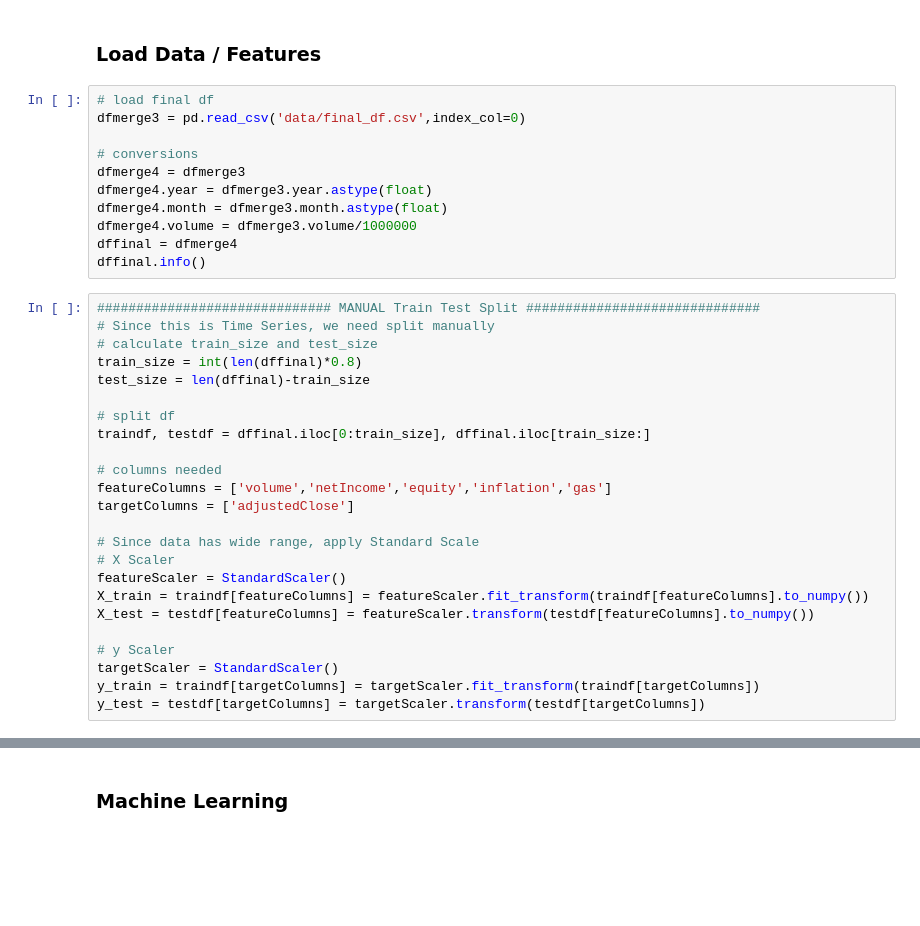
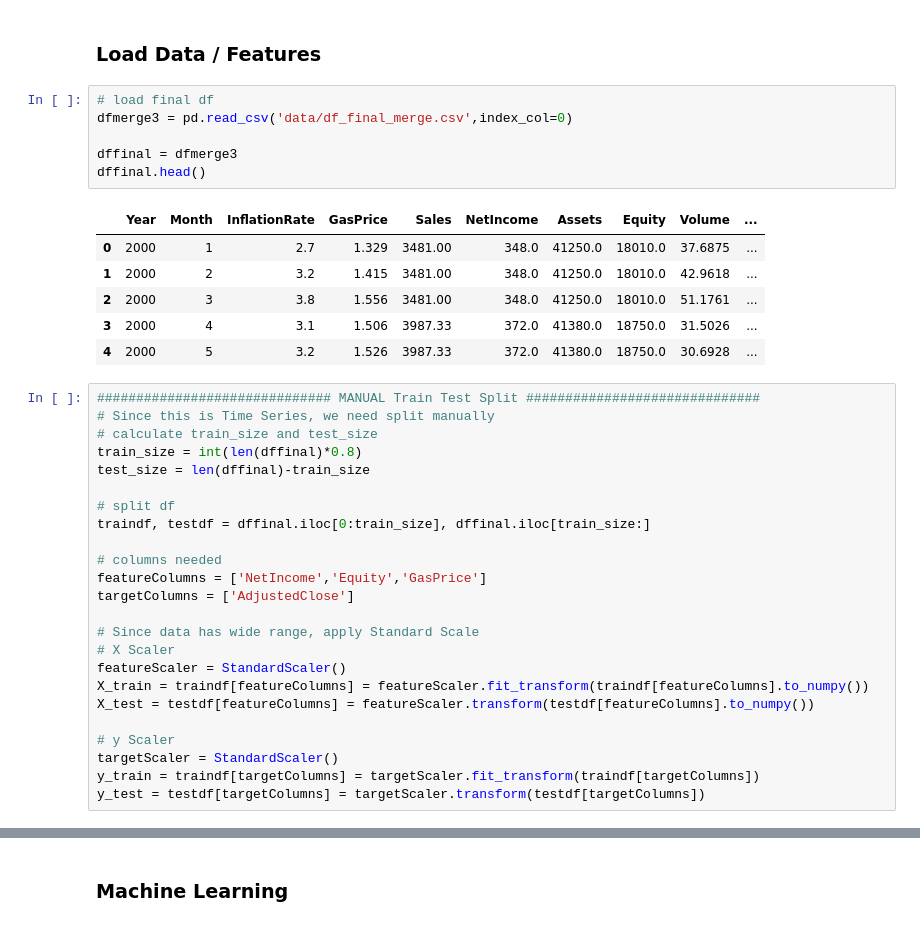
Before and after one commit to StockJanitor/Project43_DataTextMining, a Jupyter notebook: textMiningEV.ipynb, the cells around one changed output, grey strips where cells are left out. Saved outputs shown, nothing was run; the diff lists cells and outputs as text; blank space fills up the shorter version.

```diff
--- a/textMiningEV.ipynb
+++ b/textMiningEV.ipynb
@@ -989,15 +1487,17 @@ print('RMSE:', np.sqrt(metrics.mean_squared_error(y_test, y_pred)))
 ### Load Data / Features
 # %%
 # load final df
-dfmerge3 = pd.read_csv('data/final_df.csv',index_col=0)
+dfmerge3 = pd.read_csv('data/df_final_merge.csv',index_col=0)
 
-# conversions
-dfmerge4 = dfmerge3
-dfmerge4.year = dfmerge3.year.astype(float)
-dfmerge4.month = dfmerge3.month.astype(float)
-dfmerge4.volume = dfmerge3.volume/1000000
-dffinal = dfmerge4
-dffinal.info()
+dffinal = dfmerge3
+dffinal.head()
+# %% [output]
+|  | Year | Month | InflationRate | GasPrice | Sales | NetIncome | Assets | Equity | Volume | ... |
+| 0 | 2000 | 1 | 2.7 | 1.329 | 3481.00 | 348.0 | 41250.0 | 18010.0 | 37.6875 | ... |
+| 1 | 2000 | 2 | 3.2 | 1.415 | 3481.00 | 348.0 | 41250.0 | 18010.0 | 42.9618 | ... |
+| 2 | 2000 | 3 | 3.8 | 1.556 | 3481.00 | 348.0 | 41250.0 | 18010.0 | 51.1761 | ... |
+| 3 | 2000 | 4 | 3.1 | 1.506 | 3987.33 | 372.0 | 41380.0 | 18750.0 | 31.5026 | ... |
+| 4 | 2000 | 5 | 3.2 | 1.526 | 3987.33 | 372.0 | 41380.0 | 18750.0 | 30.6928 | ... |
 # %%
 ############################## MANUAL Train Test Split ##############################
 # Since this is Time Series, we need split manually
@@ -1009,8 +1509,8 @@ test_size = len(dffinal)-train_size
 traindf, testdf = dffinal.iloc[0:train_size], dffinal.iloc[train_size:]
 
 # columns needed
-featureColumns = ['volume','netIncome','equity','inflation','gas']
-targetColumns = ['adjustedClose']
+featureColumns = ['NetIncome','Equity','GasPrice']
+targetColumns = ['AdjustedClose']
 
 # Since data has wide range, apply Standard Scale
 # X Scaler
```
Also changed, not shown: parts of 94 cells of this notebook, 8 other files.
